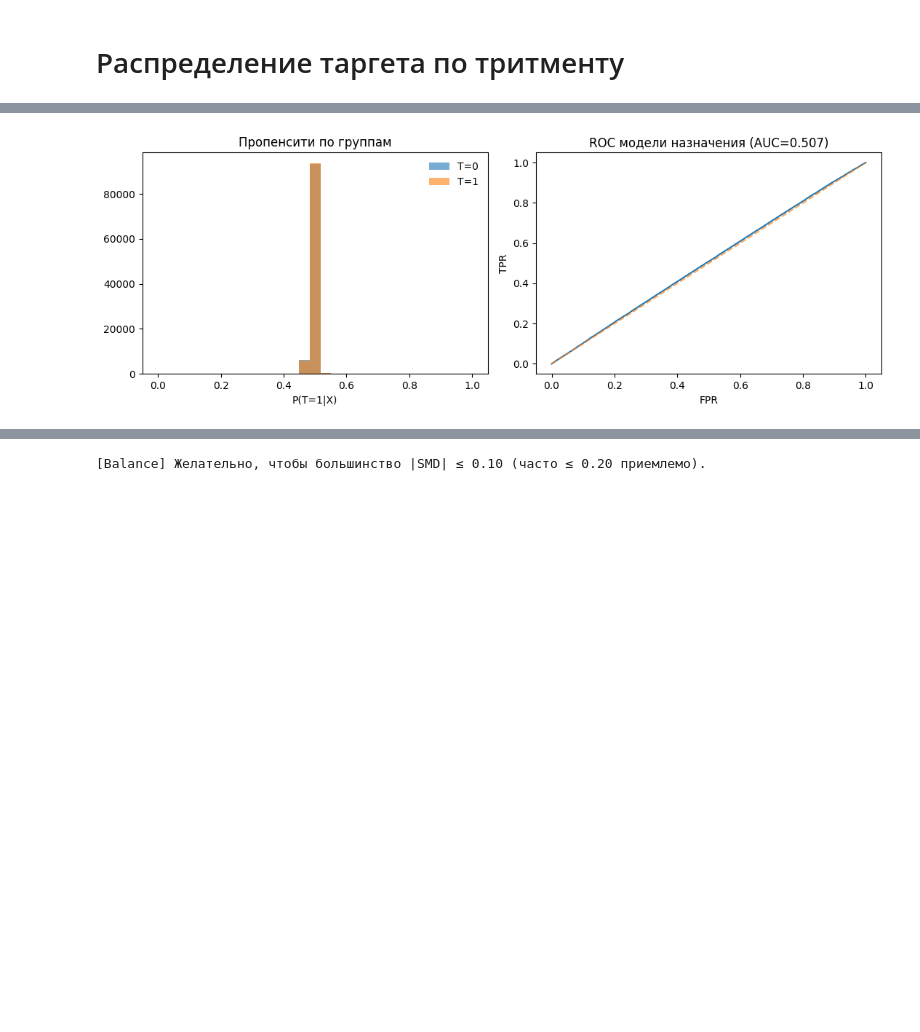
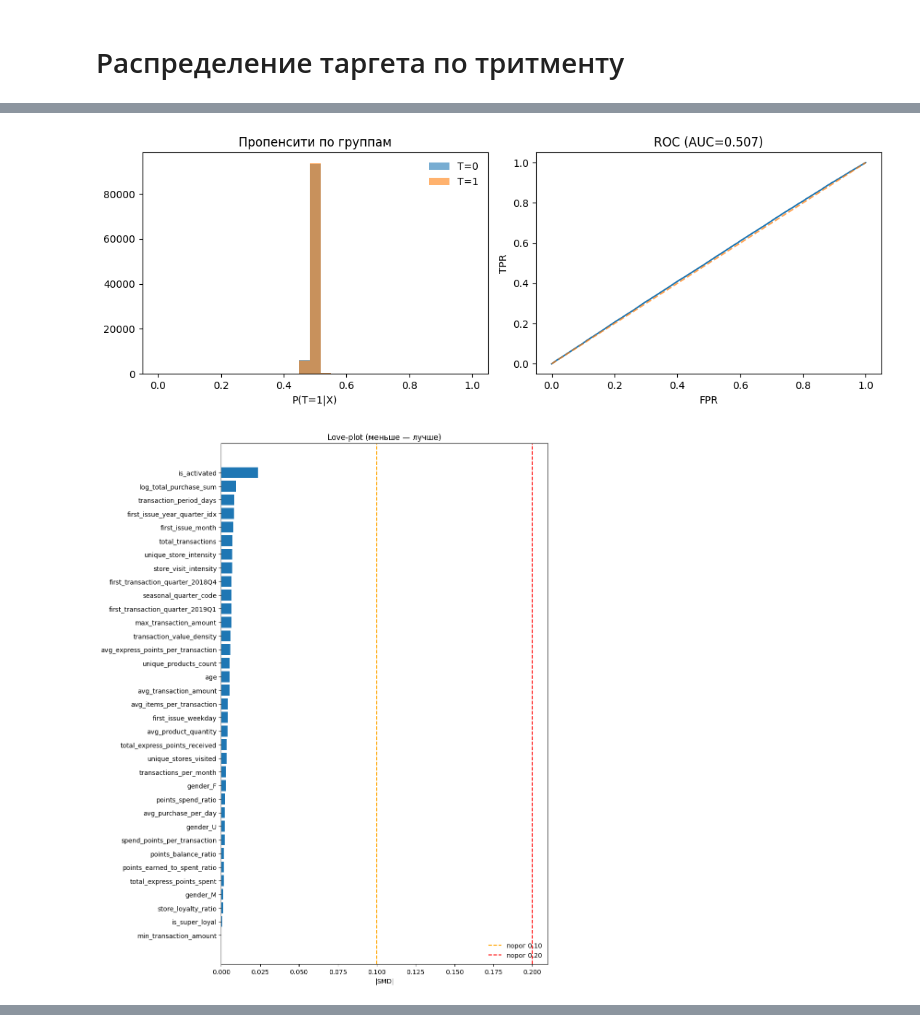
Before and after one commit to VShilovich/uplift-modeling-hse, a Jupyter notebook: EDA/eda.ipynb, the cells around one changed output, grey strips where cells are left out. Saved outputs shown, nothing was run; the diff lists cells and outputs as text; code cells hidden in the pictures; blank space fills up the shorter version.

```diff
--- a/EDA/eda.ipynb
+++ b/EDA/eda.ipynb
@@ -486,18 +464,17 @@ def replace_age_with_quartile_mean(age):
     elif 100 < age <= 200:
         return mean_q4
     else:
-        # совсем дикие выбросы вроде -7000
+        # совсем большие выбросы вроде -7000 можно усреднить по всей выборке
         return valid_ages.mean()
 
 final_df_for_analysis['age'] = final_df_for_analysis['age'].apply(replace_age_with_quartile_mean)
 
-# Приводим пол к категориальному типу
+# Приводим пол к категориальному типу для последующего анализа
 final_df_for_analysis['gender'] = final_df_for_analysis['gender'].astype('category')
 
 # Бинарный флаг активации карты
 final_df_for_analysis['is_activated'] = np.where(
-    final_df_for_analysis['first_redeem_date'].notna(), 1, 0
-)
+    final_df_for_analysis['first_redeem_date'].notna(), 1, 0)
 
 # Удаляем все признаки, связанные с датами и редкими NaN
 cols_to_drop = [
@@ -507,8 +484,8 @@ cols_to_drop = [
     'last_transaction_date',
     'redeem_lag_days',
     'std_transaction_amount',
-    'most_frequent_hour',
-    'most_frequent_weekday',
+    'most_frequent_hour', # Слишком большой разброс
+    'most_frequent_weekday', # Аналогично большой разброс, опираемся на месяные показатели
     'most_frequent_store' # Уникальных магазинов слишком много для категориальной переменной
 
 ]
@@ -516,7 +493,7 @@ final_df_for_analysis.drop(columns=cols_to_drop, inplace=True, errors='ignore')
 
 print(f"Размер датафрейма после очистки: {final_df_for_analysis.shape}")
 print("Удалены признаки:", cols_to_drop)
-print("Добавлен признак: is_activated")
+print("Добавлен признак: 'is_activated'")
 print(f"Средние возраста по квартилям: Q1={mean_q1:.1f}, Q2={mean_q2:.1f}, Q3={mean_q3:.1f}, Q4={mean_q4:.1f}")
 # %% [output]
 Размер датафрейма после очистки: (200039, 35)
@@ -927,7 +899,6 @@ display(pairs_df)
 # %%
-if 'first_issue_quarter' in final_df_for_analysis.columns:
-    final_df_for_analysis.drop(columns=['first_issue_quarter'], inplace=True)
-    print("Удалён категориальный дубликат: first_issue_quarter")
+final_df_for_analysis.drop(columns=['first_issue_quarter'], inplace=True)
+print("Удалён категориальный дубликат: first_issue_quarter")
 # %% [output]
 Удалён категориальный дубликат: first_issue_quarter
 # %% [markdown]
@@ -1571,9 +1494,9 @@ import pandas as pd, inspect
 # %%
 T_COL, Y_COL = "treatment_flg", "target"
 
-# Копия и очистка от бесконечностей
+# Копия данных для анализа
 df = final_df_for_analysis.copy()
-df = df.replace([np.inf, -np.inf], 0)
+#df = df.replace([np.inf, -np.inf], 0)
 
 # Фичи и таргеты
 exclude = [T_COL, Y_COL] if Y_COL in df.columns else [T_COL]
@@ -1584,7 +1507,7 @@ t = df[T_COL].astype(int).values
 num_cols = X.select_dtypes(include=[np.number]).columns.tolist()
 cat_cols = [c for c in X.columns if c not in num_cols]
 
-# Кодируем категориальные (если есть)
+# Кодируем категориальные
 if len(cat_cols) > 0:
     ohe = OneHotEncoder(handle_unknown="ignore", sparse_output=False)
     X_cat = pd.DataFrame(
@@ -1600,7 +1523,7 @@ X_num = X[num_cols].astype(float)
 X_full = pd.concat([X_num, X_cat], axis=1)
 X_full = X_full.replace([np.inf, -np.inf], 0).fillna(0)
 
-# Стандартизация и логистическая модель
+# Стандартизация и логистическая регрессия для вероятностей
 scaler = StandardScaler(with_mean=False)
 X_scaled = np.nan_to_num(
     scaler.fit_transform(X_full),
@@ -1633,19 +1556,29 @@ smd_df = (
 # %%
 
 fig, ax = plt.subplots(1, 2, figsize=(11, 4))
 bins = np.linspace(0, 1, 30)
 ax[0].hist(p_hat[df[T_COL]==0], bins=bins, alpha=0.6, label="T=0")
 ax[0].hist(p_hat[df[T_COL]==1], bins=bins, alpha=0.6, label="T=1")
 ax[0].set(title="Пропенсити по группам", xlabel="P(T=1|X)"); ax[0].legend(frameon=False)
 fpr, tpr, _ = roc_curve(t, p_hat)
 ax[1].plot(fpr, tpr); ax[1].plot([0,1],[0,1],"--",alpha=.7)
-ax[1].set(title=f"ROC модели назначения (AUC={auc_prop:.3f})", xlabel="FPR", ylabel="TPR")
+ax[1].set(title=f"ROC (AUC={auc_prop:.3f})", xlabel="FPR", ylabel="TPR")
 plt.tight_layout(); plt.show()
 
-display(smd_df.head(10))
-print("[Balance] Желательно, чтобы большинство |SMD| ≤ 0.10 (часто ≤ 0.20 приемлемо).")
+# Love-plot
+top = smd_df.iloc[::-1]
+plt.figure(figsize=(10, max(5, 0.35*len(top))))
+plt.barh(top["feature"], top["absSMD"])
+plt.axvline(0.1, color="orange", linestyle="--", label="порог 0.10")
+plt.axvline(0.2, color="red", linestyle="--", label="порог 0.20")
+plt.title("Love-plot (меньше — лучше)"); plt.xlabel("|SMD|")
+plt.legend(frameon=False, loc="lower right")
+plt.tight_layout(); plt.show()
+
+display(smd_df)
 # %% [output]
-[figure, old version]
+[figure, new version]
+[figure, added]
 |  | feature | absSMD |
 | 0 | is_activated | 0.023444 |
 | 1 | log_total_purchase_sum | 0.009506 |
@@ -1660,2 +1599 @@ print("[Balance] Желательно, чтобы большинство |SMD|
-[Balance] Желательно, чтобы большинство |SMD| ≤ 0.10 (часто ≤ 0.20 приемлемо).
 # %% [markdown]
```
Also changed, not shown: parts of 59 cells of this notebook.
